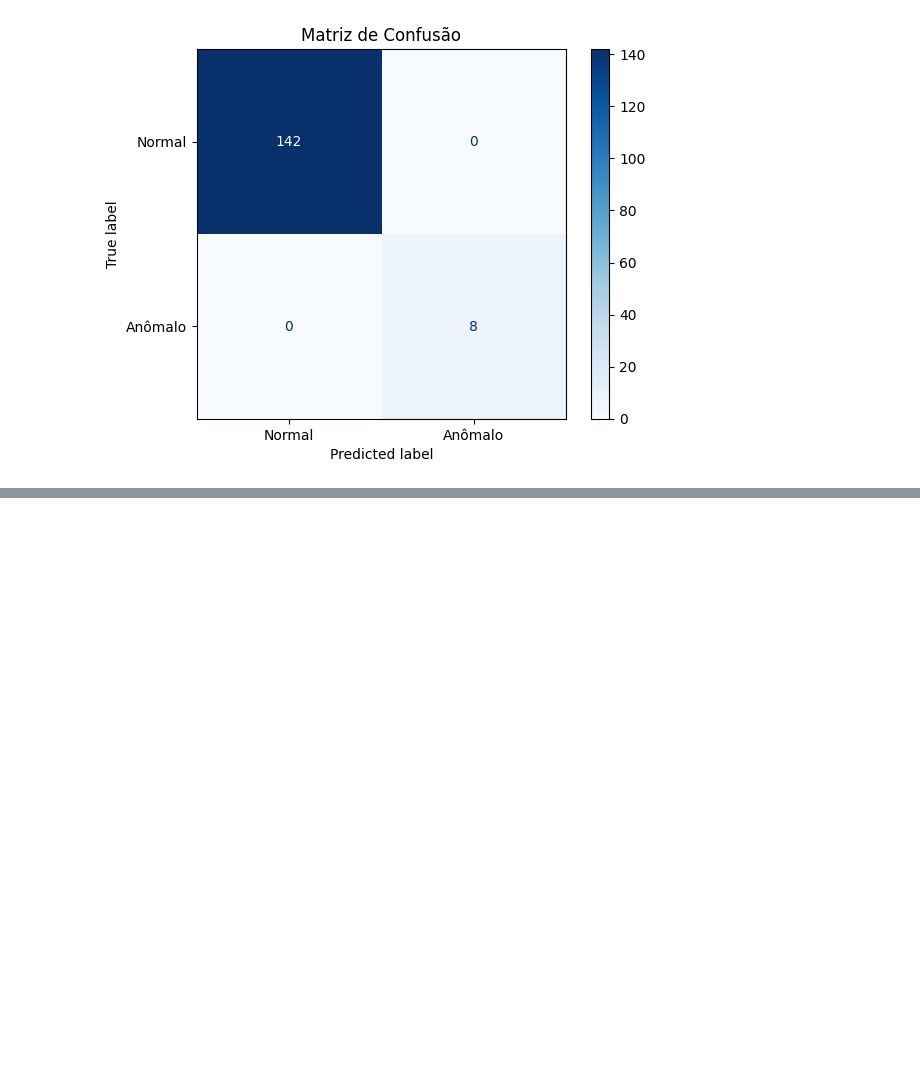
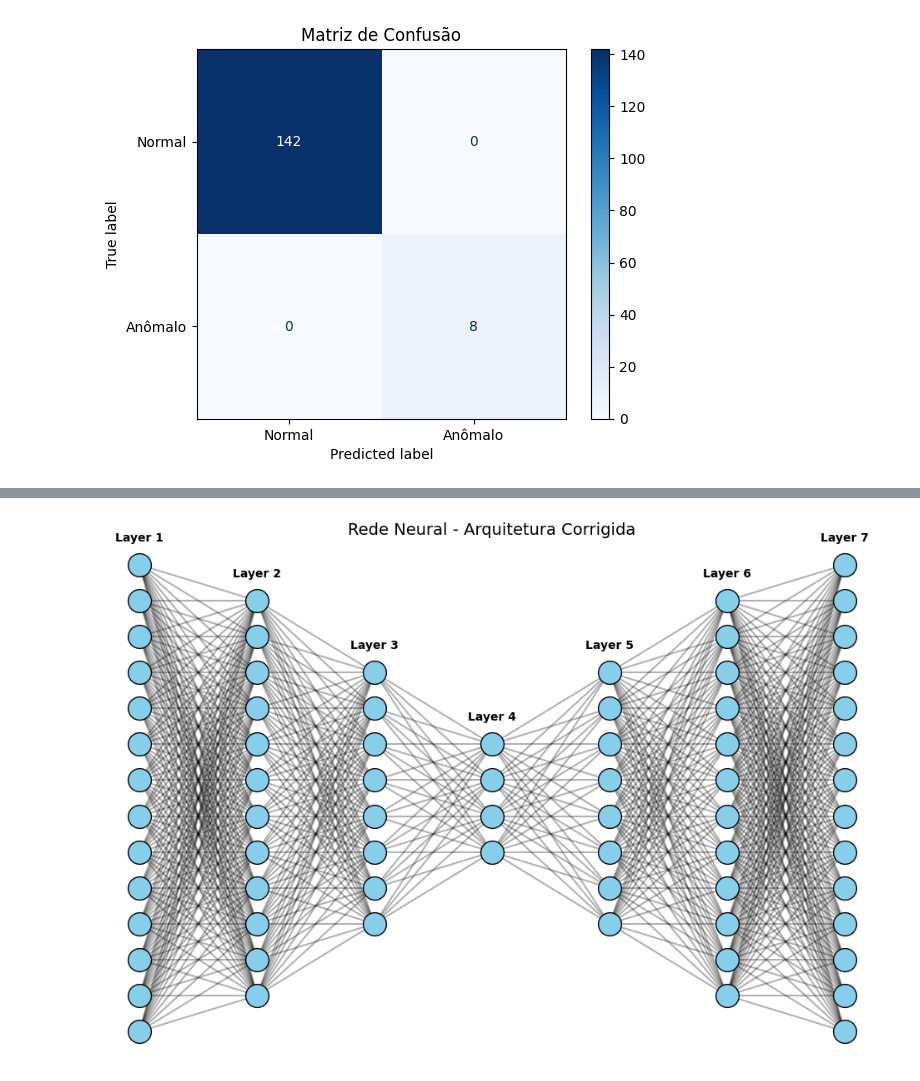
Before and after one commit to felippedamasoade/Deep_Learning_CV, a Jupyter notebook: DEEP_LEARNing.ipynb, the cells around one changed output, grey strips where cells are left out. Saved outputs shown, nothing was run; the diff lists cells and outputs as text; code cells hidden in the pictures; blank space fills up the shorter version.

```diff
--- a/DEEP_LEARNing.ipynb
+++ b/DEEP_LEARNing.ipynb
@@ -275,0 +259,43 @@ plt.show()
+# %%
+# Atualização da arquitetura com base no número correto de neurônios
+input_dim = 14  # Substituir pelo valor real do seu dataset, se necessário
+architecture_corrected = [input_dim, 12, 8, 4, 8, 12, input_dim]  # Codificador e decodificador corrigidos
+
+# Função para plotar a rede neural com a correção
+def plot_corrected_neural_network(architecture):
+    plt.figure(figsize=(12, 8))
+    n_layers = len(architecture)
+    v_spacing = 1.5
+    h_spacing = 2.0
+
+    # Posição dos neurônios em cada camada
+    layer_positions = []
+    for i, n_neurons in enumerate(architecture):
+        x = i * h_spacing
+        y = np.linspace(-(n_neurons - 1) / 2, (n_neurons - 1) / 2, n_neurons) * v_spacing
+        layer_positions.append((x, y))
+
+    # Plotar conexões entre camadas
+    for i in range(n_layers - 1):
+        for y1 in layer_positions[i][1]:
+            for y2 in layer_positions[i + 1][1]:
+                plt.plot([layer_positions[i][0], layer_positions[i + 1][0]], [y1, y2], 'k-', alpha=0.3)
+
+    # Plotar neurônios
+    for i, (x, y) in enumerate(layer_positions):
+        plt.scatter([x] * len(y), y, s=400, c='skyblue', edgecolor='k', zorder=3)
+        for j, y_pos in enumerate(y):
+            plt.text(x, y_pos, f"", ha="center", va="center", fontsize=8, zorder=4)
+
+    # Adicionar rótulos das camadas
+    for i, (x, _) in enumerate(layer_positions):
+        plt.text(x, max(layer_positions[i][1]) + 1, f"Layer {i + 1}", ha="center", fontsize=10, weight="bold")
+
+    plt.title("Rede Neural - Arquitetura Corrigida", fontsize=14)
+    plt.axis('off')
+    plt.show()
+
+# Plotar a rede neural corrigida
+plot_corrected_neural_network(architecture_corrected)
+# %% [output]
+[figure, added]
```
Also changed, not shown: parts of 4 cells of this notebook.
